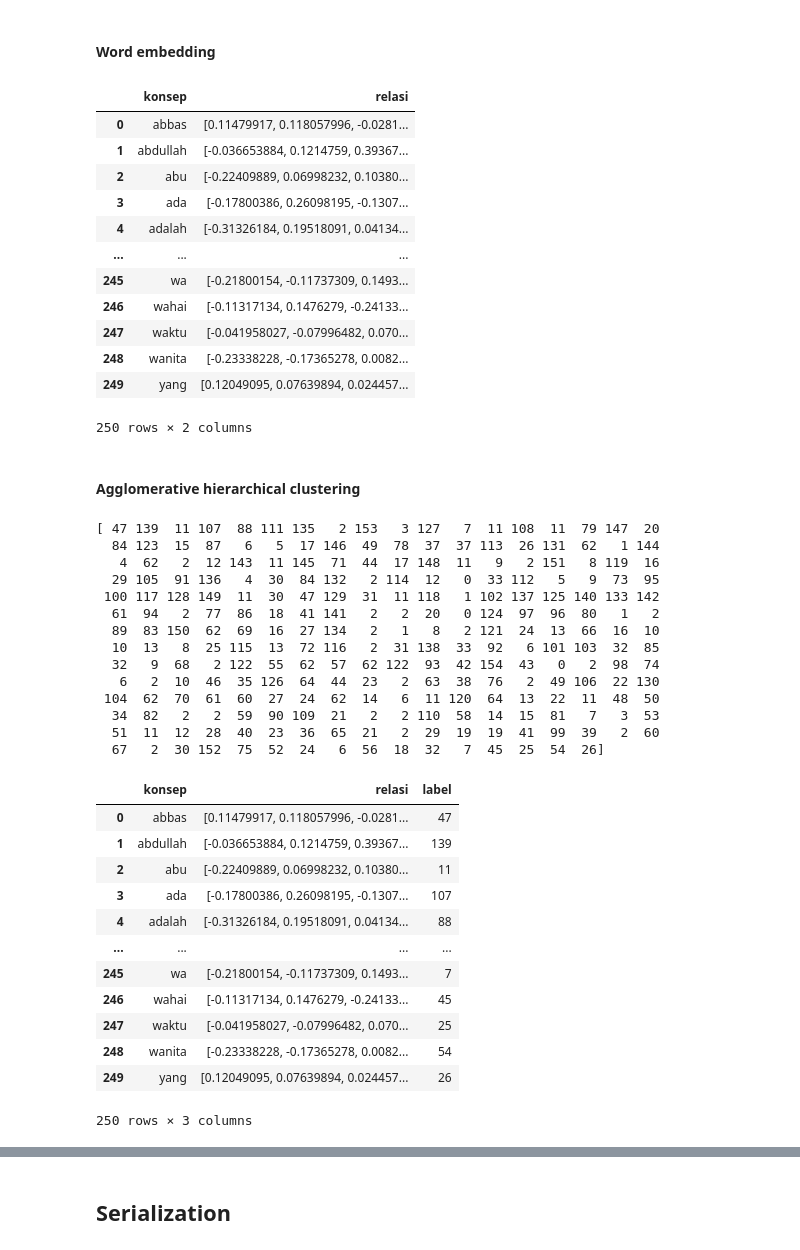
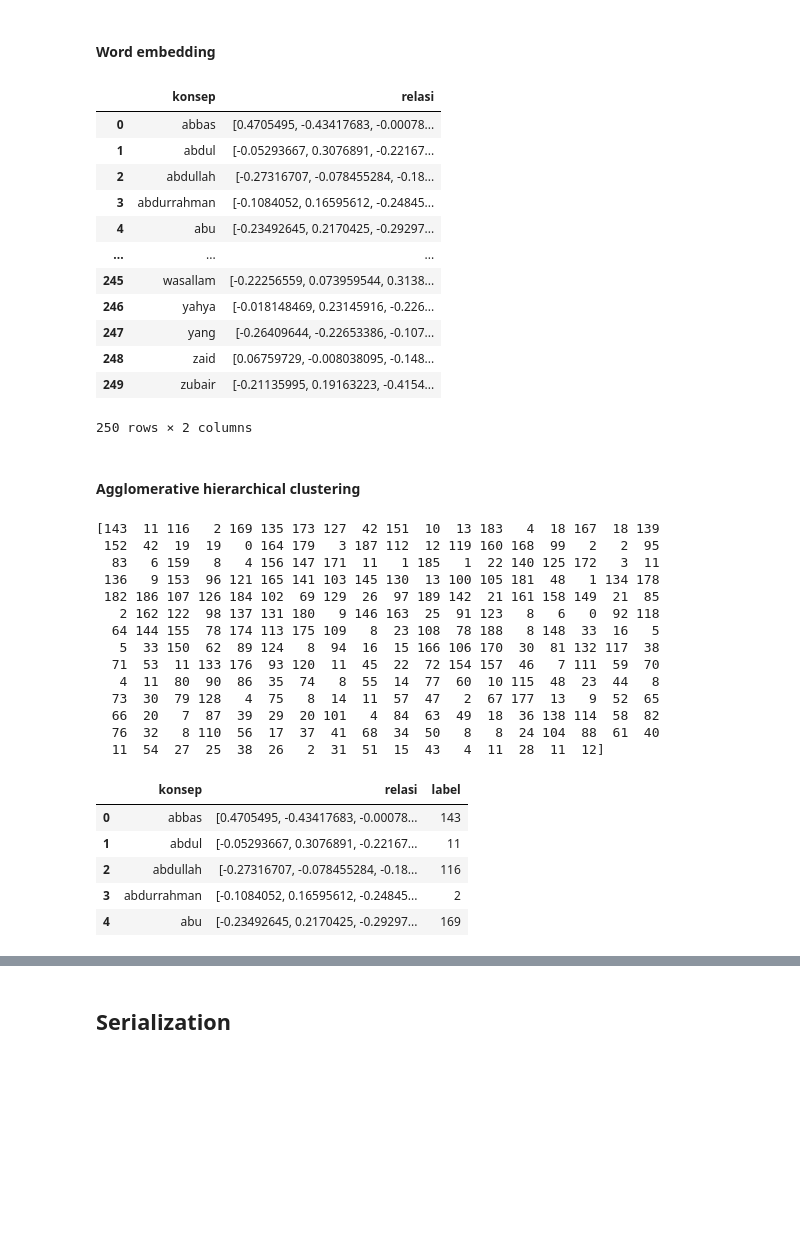
Before and after one commit to arifmuzayyan/OntologiHadis, a Jupyter notebook: src/main.ipynb, the cells around one changed output, grey strips where cells are left out. Drawn from its saved outputs; the diff is of its cells as text; code cells hidden in the pictures; blank space fills up the shorter version.

```diff
--- a/src/main.ipynb
+++ b/src/main.ipynb
@@ -2,6 +2,8 @@
 ## Data Hadis
 # %%
 import pandas as pd
+
+pd.reset_option("^display")
 # %% [markdown]
 ##### Sunnah.csv
 # %%
@@ -66,0 +70,4 @@ Name: Terjemahan, Length: 7008, dtype: object
+# %%
+df_scraper['Terjemahan'] = df_scraper['Terjemahan'].str.replace("; \"",": \"")
+df_scraper['Matan'] = [x.split(": \"",1)[-1] for x in df_scraper.Terjemahan]
+df_scraper.head()
@@ -74,6 +88,7 @@ df_bukhari = df_scraper
 #### Remove punctuation
 # %%
 import string
-df_bukhari['Praproses'] = df_bukhari['Terjemahan'].str.replace('[{}]'.format(string.punctuation), '', regex=True)
+# df_bukhari['Praproses'] = df_bukhari['Terjemahan'].str.replace('[{}]'.format(string.punctuation), '', regex=True)
+df_bukhari['Praproses'] = df_bukhari['Matan'].str.replace('[{}]'.format(string.punctuation), '', regex=True)
 df_bukhari.head()
 # %% [output]
@@ -232,60 +253,53 @@ df_ontologi['relasi'] = df_ontologi['konsep'].apply(word_embedding)
 df_ontologi
 # %% [output]
 |  | konsep | relasi |
-| 0 | abbas | [0.11479917, 0.118057996, -0.0281... |
-| 1 | abdullah | [-0.036653884, 0.1214759, 0.39367... |
-| 2 | abu | [-0.22409889, 0.06998232, 0.10380... |
-| 3 | ada | [-0.17800386, 0.26098195, -0.1307... |
-| 4 | adalah | [-0.31326184, 0.19518091, 0.04134... |
+| 0 | abbas | [0.4705495, -0.43417683, -0.00078... |
+| 1 | abdul | [-0.05293667, 0.3076891, -0.22167... |
+| 2 | abdullah | [-0.27316707, -0.078455284, -0.18... |
+| 3 | abdurrahman | [-0.1084052, 0.16595612, -0.24845... |
+| 4 | abu | [-0.23492645, 0.2170425, -0.29297... |
 | ... | ... | ... |
-| 245 | wa | [-0.21800154, -0.11737309, 0.1493... |
-| 246 | wahai | [-0.11317134, 0.1476279, -0.24133... |
-| 247 | waktu | [-0.041958027, -0.07996482, 0.070... |
-| 248 | wanita | [-0.23338228, -0.17365278, 0.0082... |
-| 249 | yang | [0.12049095, 0.07639894, 0.024457... |
+| 245 | wasallam | [-0.22256559, 0.073959544, 0.3138... |
+| 246 | yahya | [-0.018148469, 0.23145916, -0.226... |
+| 247 | yang | [-0.26409644, -0.22653386, -0.107... |
+| 248 | zaid | [0.06759729, -0.008038095, -0.148... |
+| 249 | zubair | [-0.21135995, 0.19163223, -0.4154... |
 250 rows × 2 columns
 # %% [markdown]
 #### Agglomerative hierarchical clustering
 # %%
 from sklearn.cluster import AgglomerativeClustering
 import numpy as np
 
 X = np.array(df_ontologi['relasi'].to_list())
 
 clustering = AgglomerativeClustering(n_clusters=None,
                                      metric='euclidean',
                                      linkage='average',
                                      distance_threshold=2.73
                                      ).fit(X)
 
 print(clustering.labels_)
-df_ontologi['label'] = clustering.labels_
-df_ontologi
+df_ontologi['cluster'] = clustering.labels_
+df_ontologi.head()
 # %% [output]
-[ 47 139  11 107  88 111 135   2 153   3 127   7  11 108  11  79 147  20
-  84 123  15  87   6   5  17 146  49  78  37  37 113  26 131  62   1 144
-   4  62   2  12 143  11 145  71  44  17 148  11   9   2 151   8 119  16
-  29 105  91 136   4  30  84 132   2 114  12   0  33 112   5   9  73  95
- 100 117 128 149  11  30  47 129  31  11 118   1 102 137 125 140 133 142
-  61  94   2  77  86  18  41 141   2   2  20   0 124  97  96  80   1   2
-  89  83 150  62  69  16  27 134   2   1   8   2 121  24  13  66  16  10
-  10  13   8  25 115  13  72 116   2  31 138  33  92   6 101 103  32  85
-  32   9  68   2 122  55  62  57  62 122  93  42 154  43   0   2  98  74
-   6   2  10  46  35 126  64  44  23   2  63  38  76   2  49 106  22 130
- 104  62  70  61  60  27  24  62  14   6  11 120  64  13  22  11  48  50
-  34  82   2   2  59  90 109  21   2   2 110  58  14  15  81   7   3  53
-  51  11  12  28  40  23  36  65  21   2  29  19  19  41  99  39   2  60
-  67   2  30 152  75  52  24   6  56  18  32   7  45  25  54  26]
+[143  11 116   2 169 135 173 127  42 151  10  13 183   4  18 167  18 139
+ 152  42  19  19   0 164 179   3 187 112  12 119 160 168  99   2   2  95
+  83   6 159   8   4 156 147 171  11   1 185   1  22 140 125 172   3  11
+ 136   9 153  96 121 165 141 103 145 130  13 100 105 181  48   1 134 178
+ 182 186 107 126 184 102  69 129  26  97 189 142  21 161 158 149  21  85
+   2 162 122  98 137 131 180   9 146 163  25  91 123   8   6   0  92 118
+  64 144 155  78 174 113 175 109   8  23 108  78 188   8 148  33  16   5
+   5  33 150  62  89 124   8  94  16  15 166 106 170  30  81 132 117  38
+  71  53  11 133 176  93 120  11  45  22  72 154 157  46   7 111  59  70
+   4  11  80  90  86  35  74   8  55  14  77  60  10 115  48  23  44   8
+  73  30  79 128   4  75   8  14  11  57  47   2  67 177  13   9  52  65
+  66  20   7  87  39  29  20 101   4  84  63  49  18  36 138 114  58  82
+  76  32   8 110  56  17  37  41  68  34  50   8   8  24 104  88  61  40
+  11  54  27  25  38  26   2  31  51  15  43   4  11  28  11  12]
 |  | konsep | relasi | label |
-| 0 | abbas | [0.11479917, 0.118057996, -0.0281... | 47 |
-| 1 | abdullah | [-0.036653884, 0.1214759, 0.39367... | 139 |
-| 2 | abu | [-0.22409889, 0.06998232, 0.10380... | 11 |
-| 3 | ada | [-0.17800386, 0.26098195, -0.1307... | 107 |
-| 4 | adalah | [-0.31326184, 0.19518091, 0.04134... | 88 |
-| ... | ... | ... | ... |
-| 245 | wa | [-0.21800154, -0.11737309, 0.1493... | 7 |
-| 246 | wahai | [-0.11317134, 0.1476279, -0.24133... | 45 |
-| 247 | waktu | [-0.041958027, -0.07996482, 0.070... | 25 |
-| 248 | wanita | [-0.23338228, -0.17365278, 0.0082... | 54 |
-| 249 | yang | [0.12049095, 0.07639894, 0.024457... | 26 |
+| 0 | abbas | [0.4705495, -0.43417683, -0.00078... | 143 |
+| 1 | abdul | [-0.05293667, 0.3076891, -0.22167... | 11 |
+| 2 | abdullah | [-0.27316707, -0.078455284, -0.18... | 116 |
+| 3 | abdurrahman | [-0.1084052, 0.16595612, -0.24845... | 2 |
+| 4 | abu | [-0.23492645, 0.2170425, -0.29297... | 169 |
-250 rows × 3 columns
```
Also changed, not shown: parts of 11 cells of this notebook, 1 other file.
